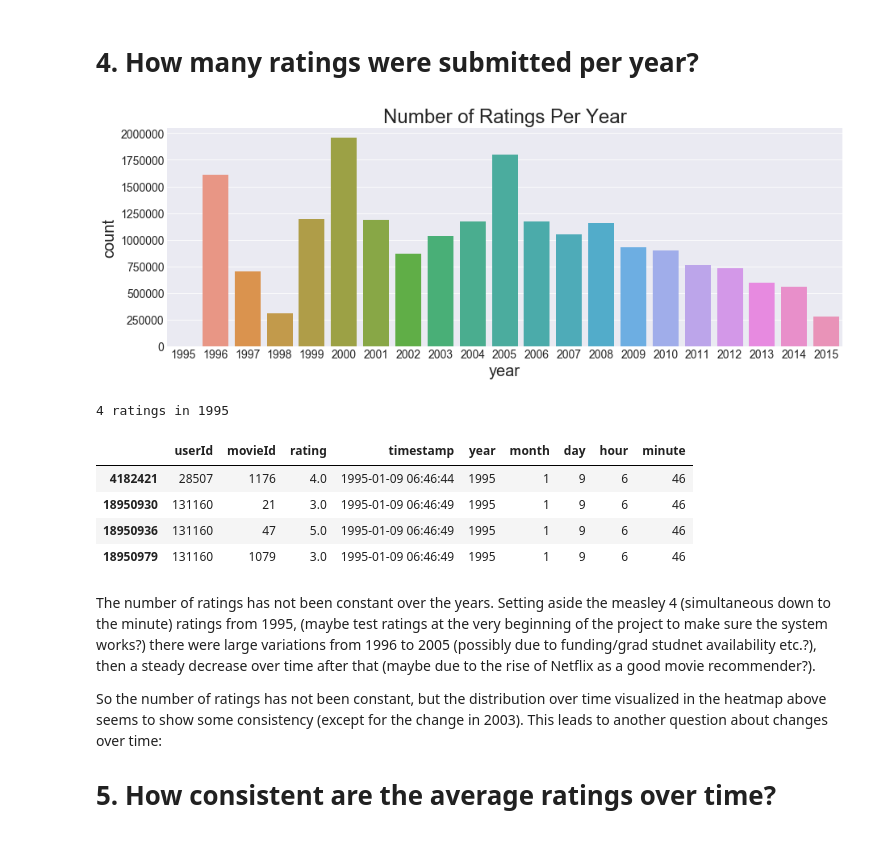
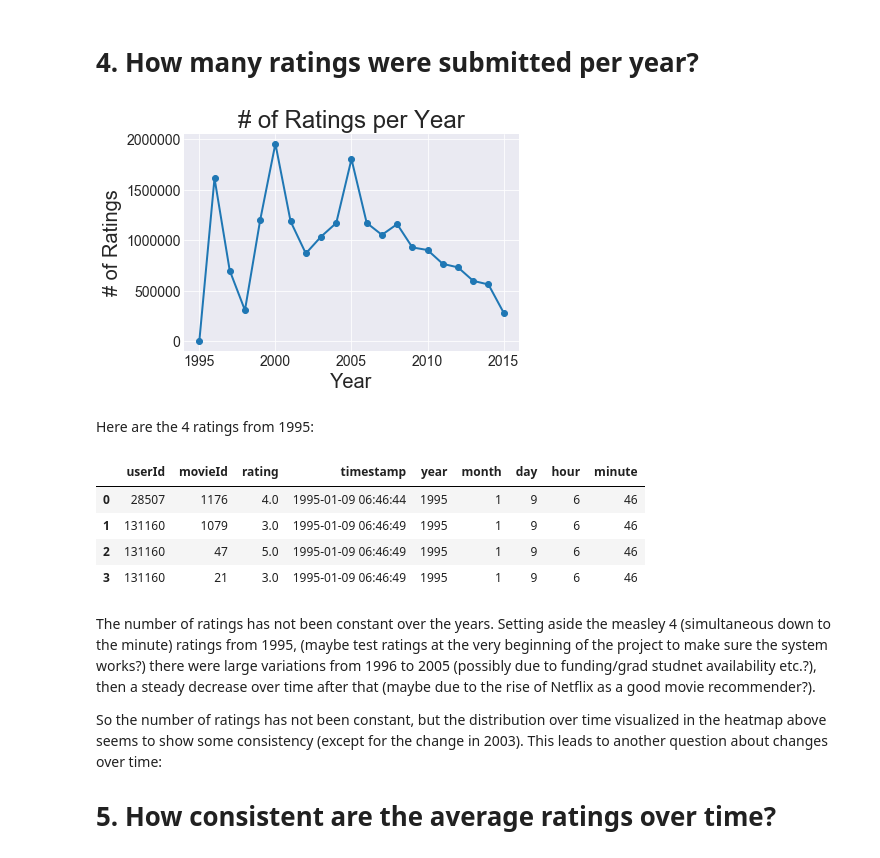
Before and after one commit to benlindsay/movielens-analysis, a Jupyter notebook: notebooks/01_Initial_Ratings_EDA.ipynb, the cells around one changed output. Cells and saved outputs as stored; diff of their text form; code cells hidden in the pictures.

```diff
--- a/notebooks/01_Initial_Ratings_EDA.ipynb
+++ b/notebooks/01_Initial_Ratings_EDA.ipynb
@@ -116,21 +118,23 @@ ratings_df[ratings_df['timestamp'] == switch_timestamp]
 # 4. How many ratings were submitted per year?
 # %%
 # <!-- collapse=True -->
-fig, ax = plt.subplots(figsize=(15, 5))
-sns.countplot(x='year', data=ratings_df, ax=ax)
-ax.set_title('Number of Ratings Per Year')
+year_counts = ratings_df['year'].value_counts().sort_index()
+plt.plot(year_counts.index, year_counts, 'o-')
+plt.xlabel('Year')
+plt.ylabel('# of Ratings')
+plt.title('# of Ratings per Year')
 plt.show()
 n_1995 = np.sum(ratings_df['year']==1995)
-print('{} ratings in 1995'.format(n_1995))
+display(Markdown("Here are the {} ratings from 1995:".format(n_1995)))
 display(ratings_df[ratings_df['year']==1995])
 # %% [output]
-[figure, old version]
+[figure, new version]
-4 ratings in 1995
+Here are the 4 ratings from 1995:
 |  | userId | movieId | rating | timestamp | year | month | day | hour | minute |
-| 4182421 | 28507 | 1176 | 4.0 | 1995-01-09 06:46:44 | 1995 | 1 | 9 | 6 | 46 |
-| 18950930 | 131160 | 21 | 3.0 | 1995-01-09 06:46:49 | 1995 | 1 | 9 | 6 | 46 |
-| 18950936 | 131160 | 47 | 5.0 | 1995-01-09 06:46:49 | 1995 | 1 | 9 | 6 | 46 |
-| 18950979 | 131160 | 1079 | 3.0 | 1995-01-09 06:46:49 | 1995 | 1 | 9 | 6 | 46 |
+| 0 | 28507 | 1176 | 4.0 | 1995-01-09 06:46:44 | 1995 | 1 | 9 | 6 | 46 |
+| 1 | 131160 | 1079 | 3.0 | 1995-01-09 06:46:49 | 1995 | 1 | 9 | 6 | 46 |
+| 2 | 131160 | 47 | 5.0 | 1995-01-09 06:46:49 | 1995 | 1 | 9 | 6 | 46 |
+| 3 | 131160 | 21 | 3.0 | 1995-01-09 06:46:49 | 1995 | 1 | 9 | 6 | 46 |
 # %% [markdown]
 The number of ratings has not been constant over the years. Setting aside the measley 4 (simultaneous down to the minute) ratings from 1995, (maybe test ratings at the very beginning of the project to make sure the system works?) there were large variations from 1996 to 2005 (possibly due to funding/grad studnet availability etc.?), then a steady decrease over time after that (maybe due to the rise of Netflix as a good movie recommender?).
 
```
Also changed, not shown: parts of 18 cells of this notebook.
